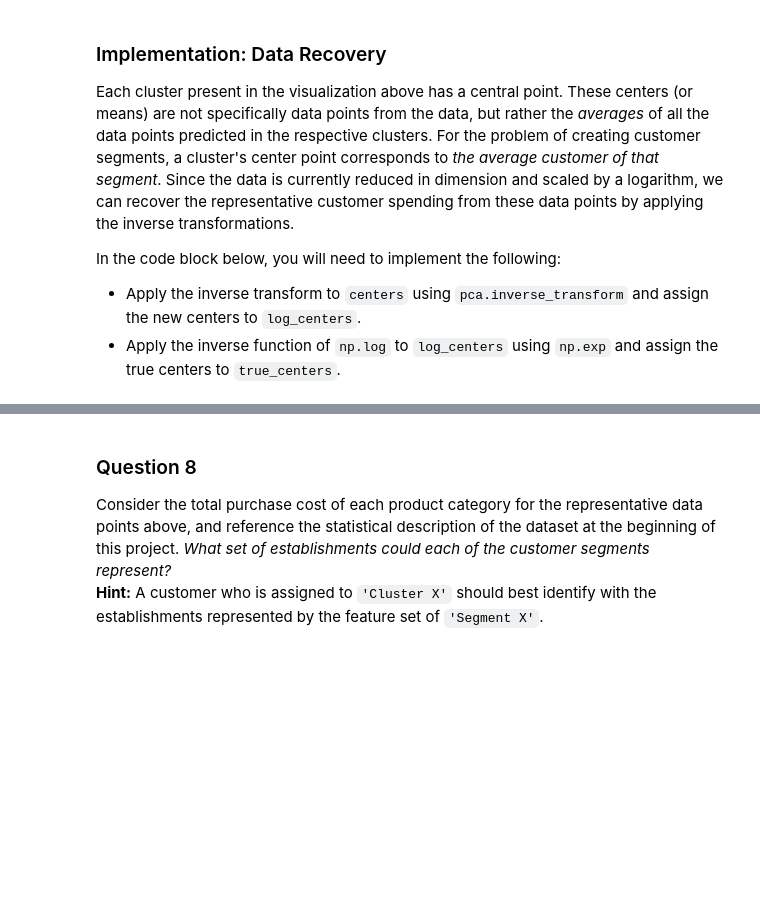
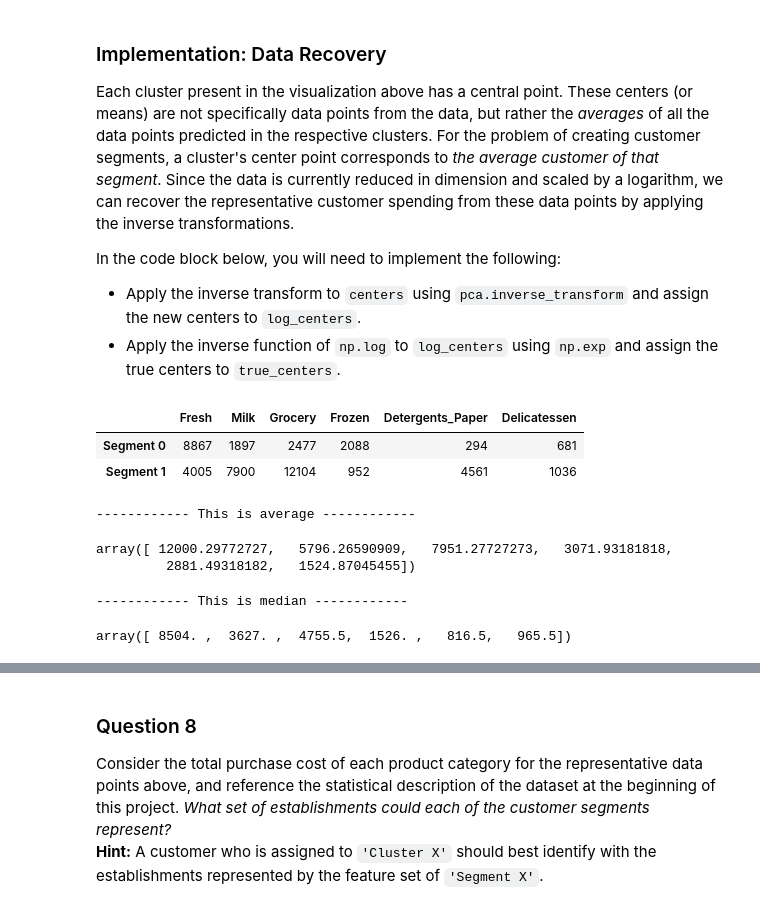
Before and after one commit to snowdj/MLND_customer_segments, a Jupyter notebook: customer_segments.ipynb, the cells around one changed output, grey strips where cells are left out. Saved outputs shown, nothing was run; the diff lists cells and outputs as text; code cells hidden in the pictures; blank space fills up the shorter version.

```diff
--- a/customer_segments.ipynb
+++ b/customer_segments.ipynb
@@ -466,7 +467,7 @@ Number of cluster:  3, Your silhouette_score is   0.3969
 ### Cluster Visualization
 Once you've chosen the optimal number of clusters for your clustering algorithm using the scoring metric above, you can now visualize the results by executing the code block below. Note that, for experimentation purposes, you are welcome to adjust the number of clusters for your clustering algorithm to see various visualizations. The final visualization provided should, however, correspond with the optimal number of clusters.
 # %%
-_, op_preds, centers = kmeans_silhouette_score(2)
+score, preds, sample_preds, centers = kmeans_silhouette_score(2)
 # Display the results of the clustering from implementation
 vs.cluster_results(reduced_data, preds, centers, pca_samples)
 # %% [output]
@@ -480,13 +481,29 @@ In the code block below, you will need to implement the following:
  - Apply the inverse function of `np.log` to `log_centers` using `np.exp` and assign the true centers to `true_centers`.
 # %%
 # TODO: Inverse transform the centers
-log_centers = None
+log_centers = pca.inverse_transform(centers)
 
 # TODO: Exponentiate the centers
-true_centers = None
+true_centers = np.exp(log_centers)
 
 # Display the true centers
 segments = ['Segment {}'.format(i) for i in range(0,len(centers))]
 true_centers = pd.DataFrame(np.round(true_centers), columns = data.keys())
 true_centers.index = segments
 display(true_centers)
+print "------------ This is average ------------ "
+display(data.mean().values)
+
+print "------------ This is median ------------ "
+display(data.median().values)
+
+display(data.describe())
+# %% [output]
+|  | Fresh | Milk | Grocery | Frozen | Detergents_Paper | Delicatessen |
+| Segment 0 | 8867 | 1897 | 2477 | 2088 | 294 | 681 |
+| Segment 1 | 4005 | 7900 | 12104 | 952 | 4561 | 1036 |
+------------ This is average ------------
+array([ 12000.29772727,   5796.26590909,   7951.27727273,   3071.93181818,
+         2881.49318182,   1524.87045455])
+------------ This is median ------------
+array([ 8504. ,  3627. ,  4755.5,  1526. ,   816.5,   965.5])
```
Also changed, not shown: parts of 5 cells of this notebook.
